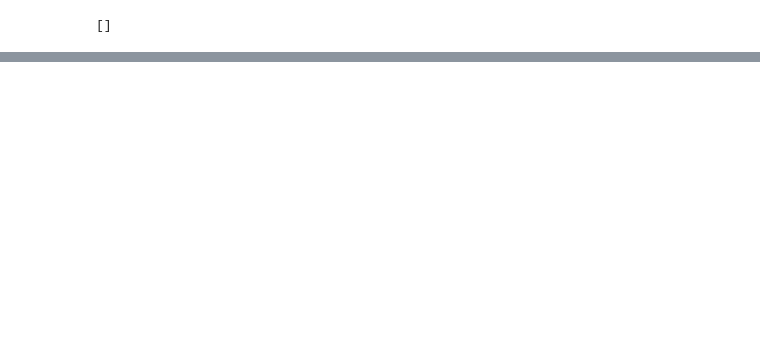
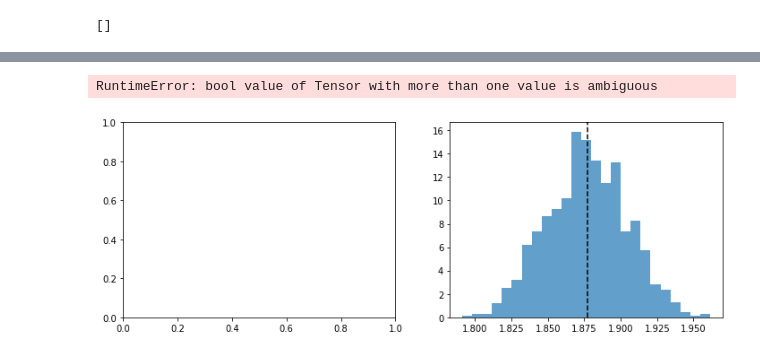
Before and after one commit to lm2612/InformaticsLab, a Jupyter notebook: 01_NDWave.ipynb, the cells around one changed output, grey strips where cells are left out. Drawn from its saved outputs; the diff is of its cells as text; code cells hidden in the pictures; blank space fills up the shorter version.

```diff
--- a/01_NDWave.ipynb
+++ b/01_NDWave.ipynb
@@ -643,0 +653,31 @@ Iteration 300
+# %%
+# Check this posterior
+fig = plt.figure(figsize=(12,4));
+ax0 = plt.subplot2grid((1, 2), (0, 0));
+#ax0.plot(np.linspace(0.,2.,nx),full_observed_h.detach().numpy(),'rx-',alpha=0.7,label="True height")
+#plot_guide_wave_multiple_obs(nx, guess, full_observed_h, observed_inds,
+#                                     n_data, n_samples=50);
+#speed_guide_final = [parameterised_guide_multiple_obs(data, n_data,
+#                                                      guess, observed_inds)[0].item()
+#                     for i in range(10)]
+a = pyro.param("a")
+b = pyro.param("b")
+
+speed_guide_final = [dist.Normal(a,b).sample() for i in range(1000)]
+true_h = true_h_model(speed_mean.reshape(-1,1), nx=21, nt=10, dt=0.025)
+
+ax1 = plt.subplot2grid((1, 2), (0, 1));
+ax1.hist(speed_guide_final, 25, density=True, alpha=0.7);
+ax1.axvline(a, c="k", ls="--",label="Guide speed");
+ax1.axvline(observed_speed, c="red", ls="--",label="True speed mean");
+#true_observed_speed = dist.Normal(1.85,0.3).sample(torch.Size([n_data]))
+
+ax1.hist(observed_speed, 25, color="red", ls="--",label="True speed samples", alpha=0.7);
+plt.legend();
+
+
+
+plt.title("Final guide probability distribution of speed");
+# %% [output]
+RuntimeError: bool value of Tensor with more than one value is ambiguous
+[figure, added]
```
Also changed, not shown: parts of 9 cells of this notebook.
